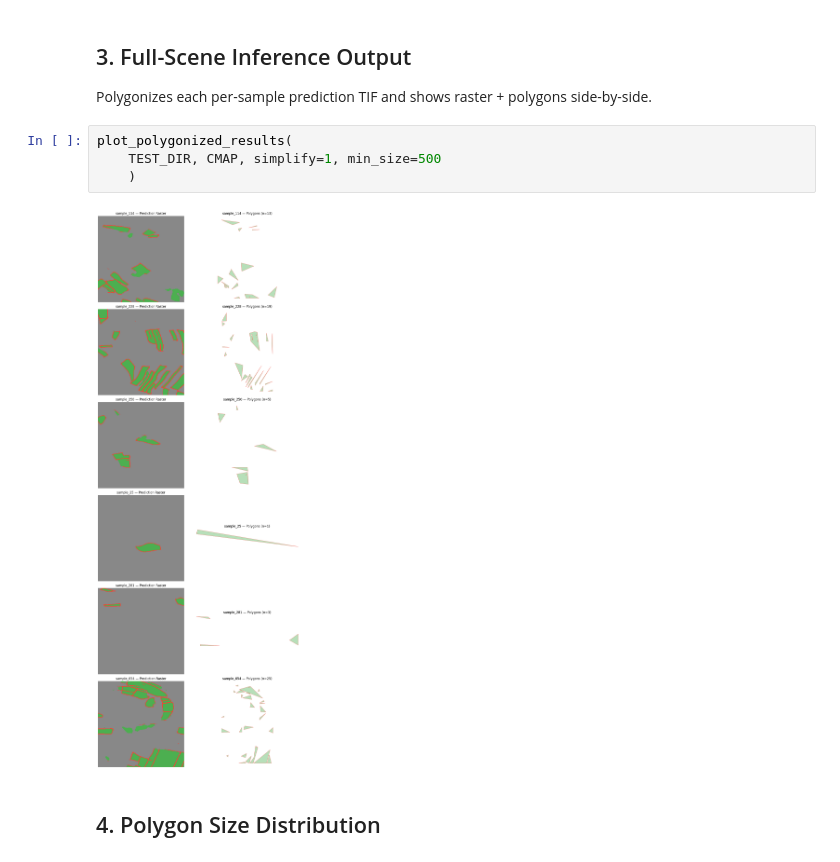
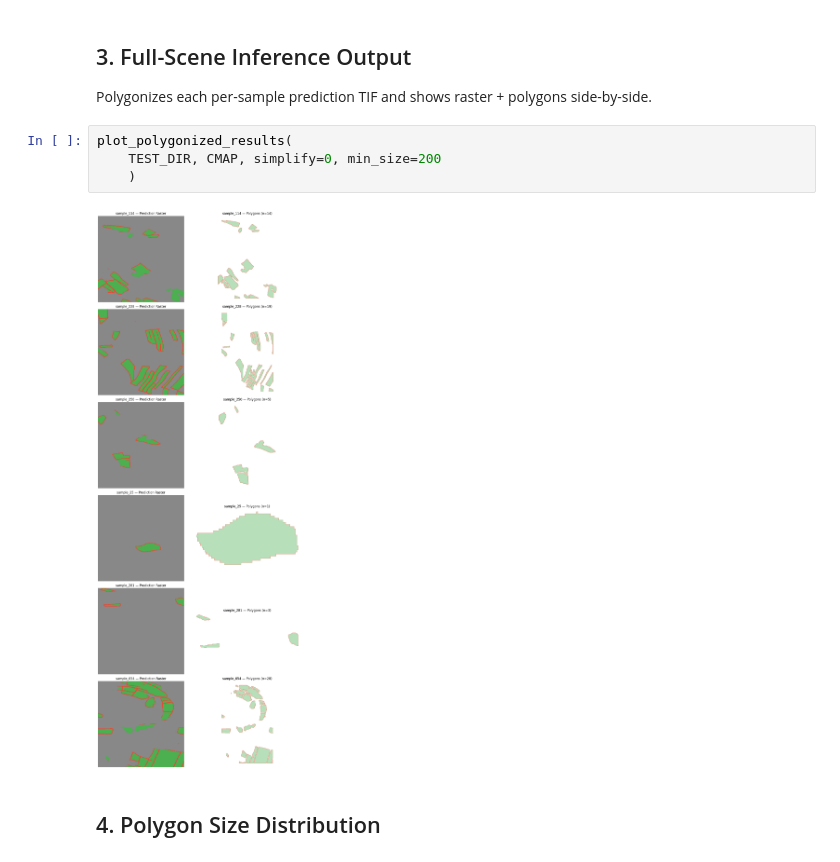
Before and after one commit to redone17/ftw-baselines, a Jupyter notebook: notebooks/visualize_results.ipynb, the cells around one changed output. Drawn from its saved outputs; the diff is of its cells as text.

Commit message:
fix poly to 0 simplify

```diff
--- a/notebooks/visualize_results.ipynb
+++ b/notebooks/visualize_results.ipynb
@@ -249,10 +249,10 @@ plot_sample_predictions(
 Polygonizes each per-sample prediction TIF and shows raster + polygons side-by-side.
 # %%
 plot_polygonized_results(
-    TEST_DIR, CMAP, simplify=1, min_size=500
+    TEST_DIR, CMAP, simplify=0, min_size=200
     )
 # %% [output]
-[figure, old version]
+[figure, new version]
 # %% [markdown]
 ## 4. Polygon Size Distribution
 # %%
```
Also changed, not shown: parts of 1 cell of this notebook, 1 other file.
